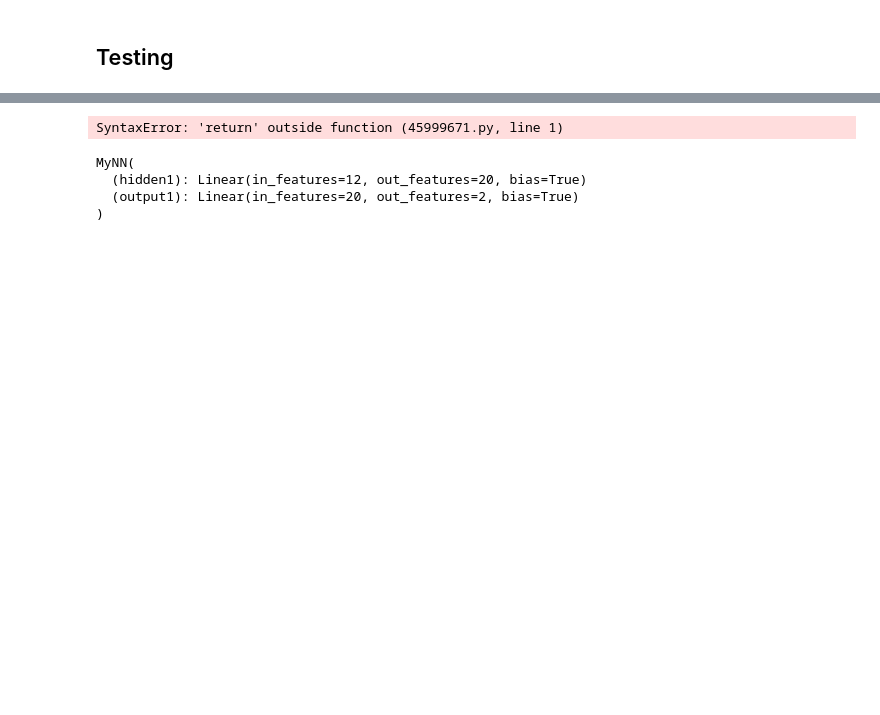
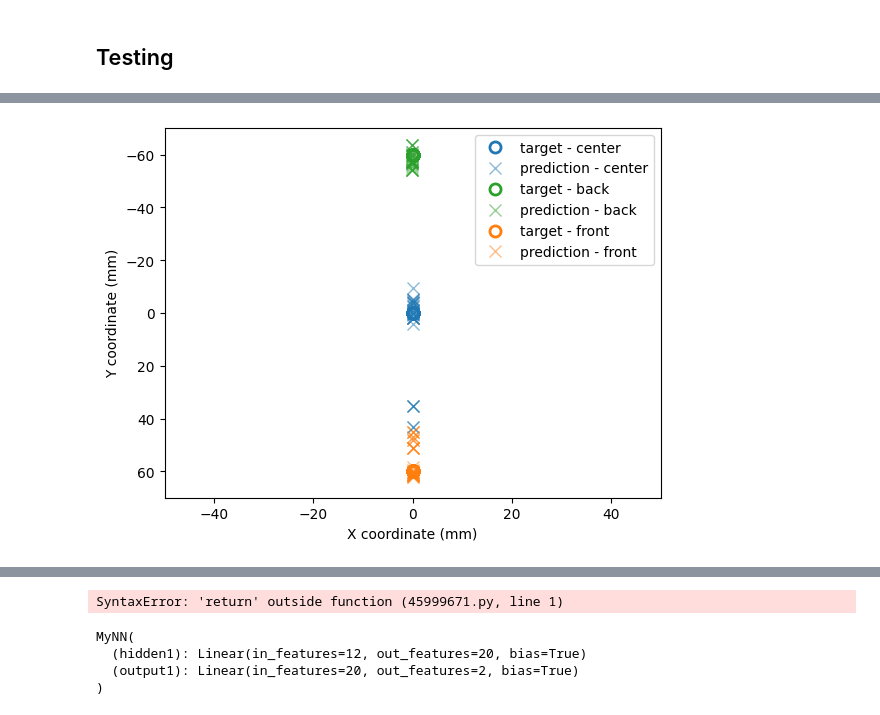
Before and after one commit to MrP123/scf_nn, a Jupyter notebook: test_previous_work.ipynb, the cells around one changed output, grey strips where cells are left out. Cells and saved outputs as stored; diff of their text form; code cells hidden in the pictures; blank space fills up the shorter version.

```diff
--- a/test_previous_work.ipynb
+++ b/test_previous_work.ipynb
@@ -562,3 +182,51 @@ fig, ax, errors = test_model(model, test_dataset, locations)
+# %%
+from nn_helper import LocationsContainer, locations
+from torch.utils.data import DataLoader
+from torch import Tensor
+
+def test_model(model: torch.nn.Module, dataset: torch.utils.data.Dataset, locations: LocationsContainer, error_fun: Callable[[npt.ArrayLike, npt.ArrayLike], float], device: str = "cpu") -> tuple[plt.Figure, plt.Axes, dict]:
+    model.eval()
+    model = model.to(device)
+
+    fig, ax = plt.subplots()
+    errors = {label: [] for label in locations.get_labels()}
+
+    with torch.no_grad():
+        for x, y in DataLoader(dataset, shuffle=True):
+            x, y = x.to(device, dtype=torch.float32), y.to(device, dtype=torch.float32)
+            y_np = y.reshape((2,)).numpy()
+
+            y_predict: Tensor = model(x)
+            y_pred_np = y_predict.detach().reshape((2,)).numpy()
+            location = locations.from_xy(y_np[0], y_np[1])
+
+            ax.plot(y_np[0], y_np[1], "o", mfc="none", mew=2, markersize=8, color=location.color, label="target - " + location.label)
+            ax.plot(y_pred_np[0], y_pred_np[1], "x", markersize=8, color=location.color, label="prediction - " + location.label, alpha=0.5)
+
+            error = error_fun(y_pred_np, y_np)
+            errors[location.label].append(error)
+
+            #ax.yaxis.set_inverted(True)
+            ax.set_xlim((-50, 50))
+            ax.set_ylim((70, -70)) #inverted!
+
+            ax.set_xlabel("X coordinate (mm)")
+            ax.set_ylabel("Y coordinate (mm)")
+
+            # force unique labels
+            handles, labels = ax.get_legend_handles_labels()
+            by_label = dict(zip(labels, handles))
+            ax.legend(by_label.values(), by_label.keys())
+
+    return fig, ax, errors
+
+#model = best_trained_model
+def error_fun(prediction: npt.ArrayLike, target: npt.ArrayLike) -> float:
+    return np.linalg.norm(target - prediction)
+
+fig, ax, errors = test_model(model, test_dataset, locations, error_fun=error_fun)
+# %% [output]
+[figure, added]
 # %%
 def plot_violins_from_error(errors: dict, threshold: float = 100) -> tuple[plt.Figure, plt.Axes]:
     #ToDo clean up this mess!
```
Also changed, not shown: parts of 14 cells of this notebook, 1 other file.
